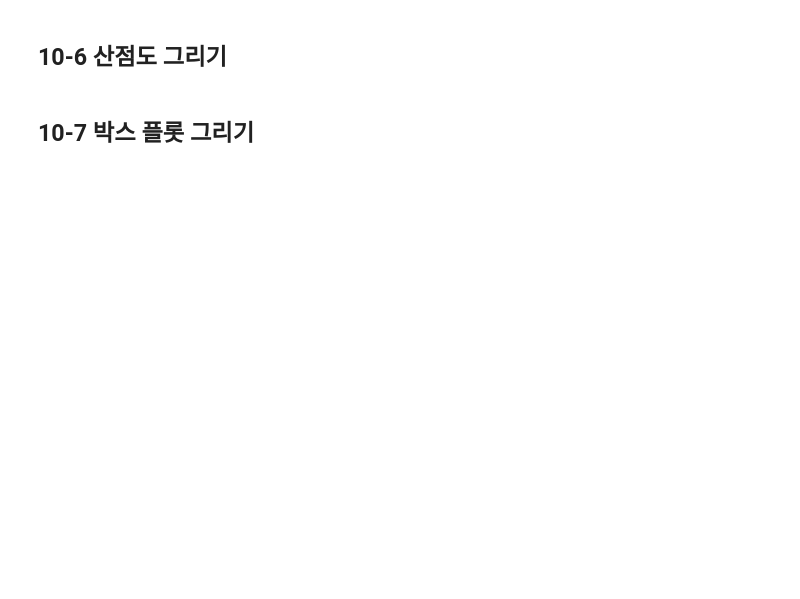
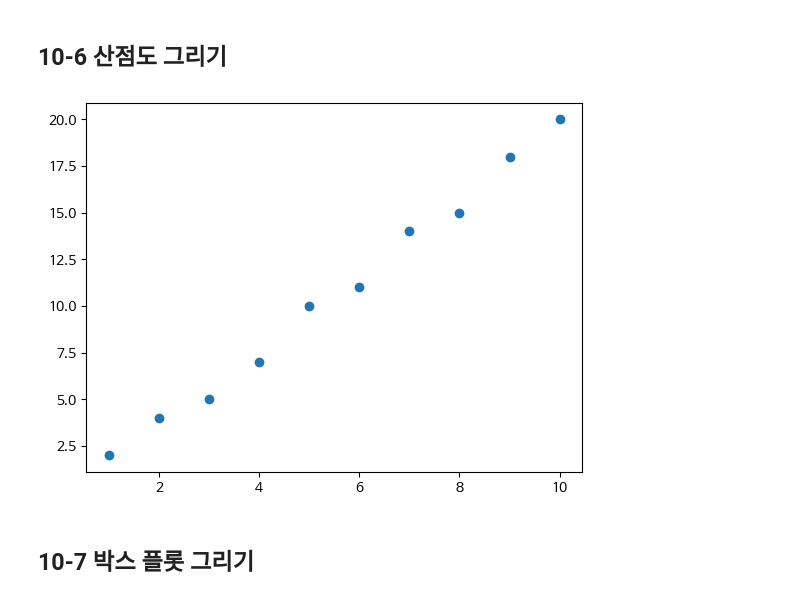
Before and after one commit to stormchoi236/Data-Analysis-with-Open-Source, a Jupyter notebook: 오픈소스_데이터_분석_10강.ipynb, the cells around one changed output. Cells and saved outputs as stored; diff of their text form; code cells hidden in the pictures; blank space fills up the shorter version.

```diff
--- a/오픈소스_데이터_분석_10강.ipynb
+++ b/오픈소스_데이터_분석_10강.ipynb
@@ -139,14 +151,18 @@ plt.show()
 ## 10-6 산점도 그리기
 # %%
 import matplotlib.pyplot as plt
+
 
 ## 데이터 정의
 x = [1, 2, 3, 4, 5, 6, 7, 8, 9, 10]
 y = [2, 4, 5, 7, 10, 11, 14, 15, 18, 20]
 
 ## 산점도 그리기
+plt.scatter(x,y)
 
 plt.show()
+# %% [output]
+[figure, added]
 # %% [markdown]
 ## 10-7 박스 플롯 그리기
 # %%
```
Also changed, not shown: parts of 11 cells of this notebook.
